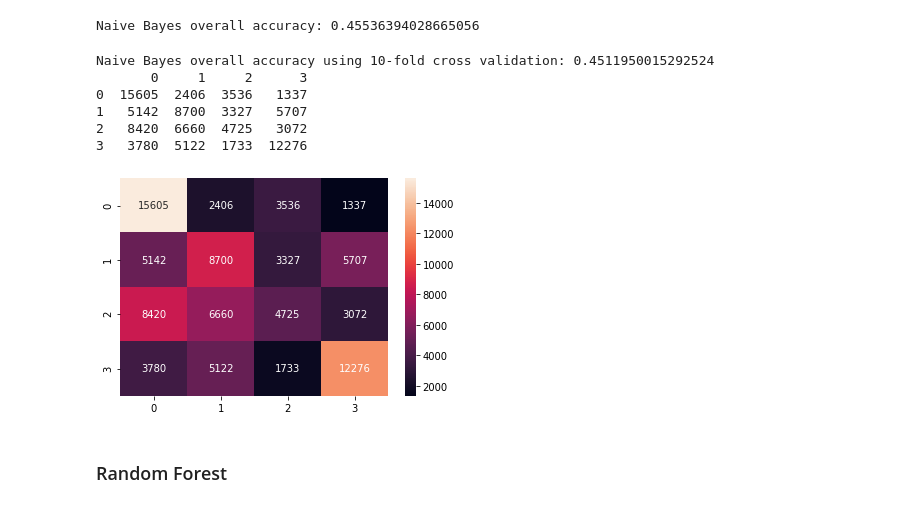
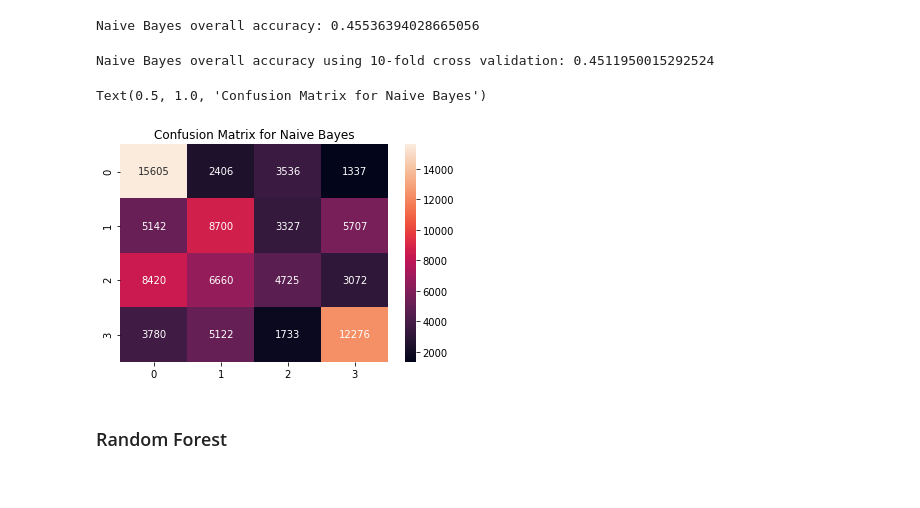
Before and after one commit to matthiasronnau/BANA-212-Final-Project, a Jupyter notebook: BANA-212 Final Project.ipynb, the cells around one changed output. Cells and saved outputs as stored; diff of their text form; code cells hidden in the pictures.

```diff
--- a/BANA-212 Final Project.ipynb
+++ b/BANA-212 Final Project.ipynb
@@ -713,18 +716,17 @@ print("Naive Bayes overall accuracy:", accuracy_score(y_test, y_pred))
 # %% [output]
 Naive Bayes overall accuracy: 0.45536394028665056
 # %%
+#Cross validation for Naive Bayes
 predictions = cross_val_predict(BNB, X, y, cv = 10)
 print("Naive Bayes overall accuracy using 10-fold cross validation:", accuracy_score(y, predictions))
+
 cm = pd.DataFrame(confusion_matrix(y, predictions))
+
 sns.heatmap(cm, annot = True, fmt = "g")
-print(cm)
+plt.title("Confusion Matrix for Naive Bayes")
 # %% [output]
 Naive Bayes overall accuracy using 10-fold cross validation: 0.4511950015292524
-       0     1     2      3
-0  15605  2406  3536   1337
-1   5142  8700  3327   5707
-2   8420  6660  4725   3072
-3   3780  5122  1733  12276
+Text(0.5, 1.0, 'Confusion Matrix for Naive Bayes')
-[figure, old version]
+[figure, new version]
 # %% [markdown]
 ### Random Forest
```
Also changed, not shown: parts of 49 cells of this notebook.
